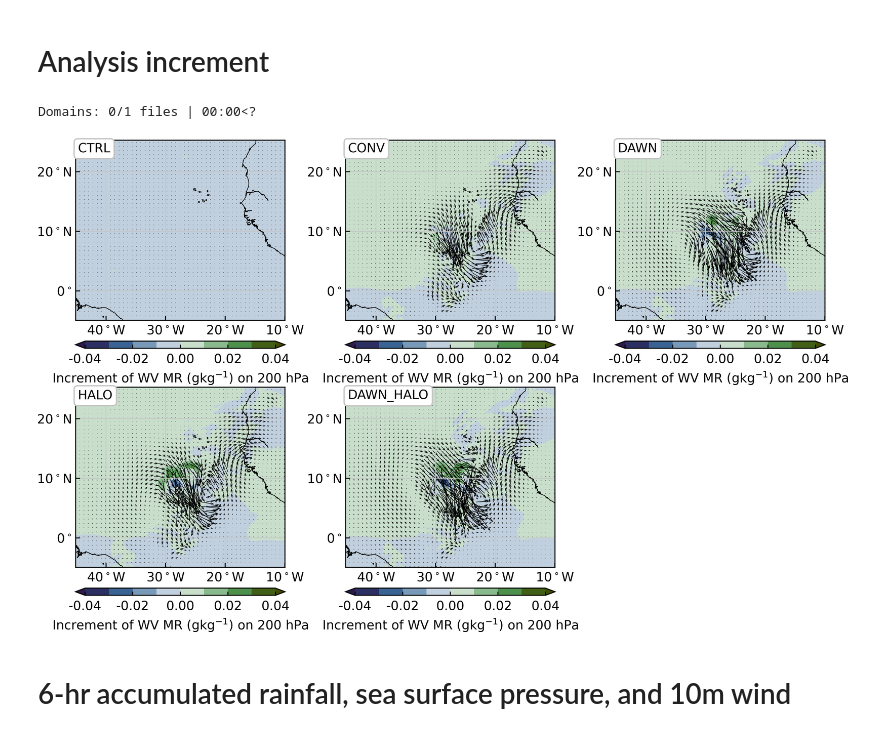
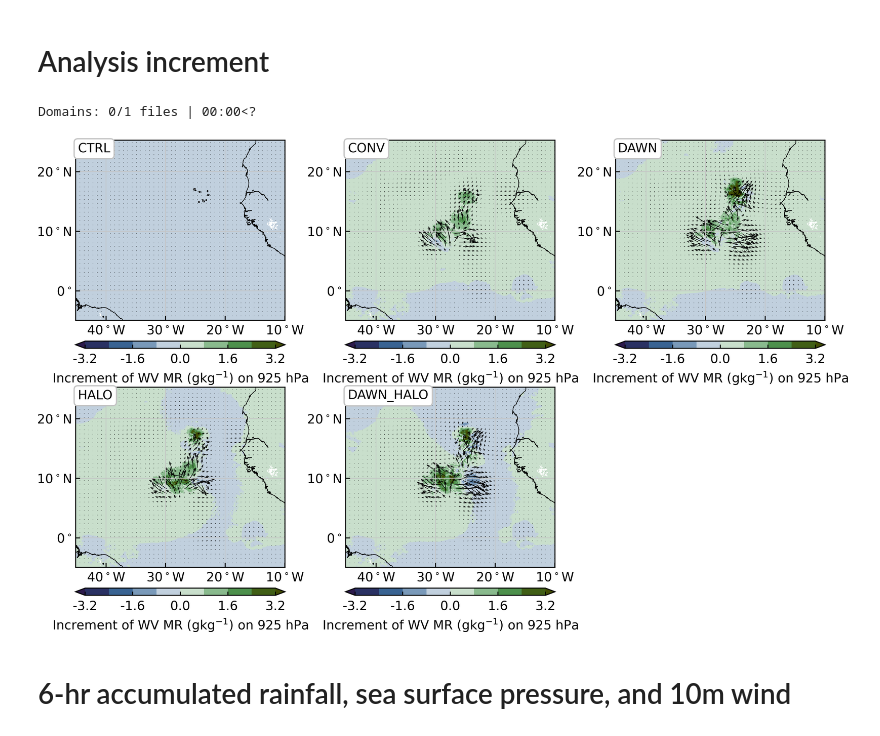
Before and after one commit to RoyCaitSith/climetlab-my-plugin, a Jupyter notebook: notebooks/wrf_weather_map.ipynb, the cells around one changed output. Saved outputs shown, nothing was run; the diff lists cells and outputs as text; code cells hidden in the pictures.

```diff
--- a/notebooks/wrf_weather_map.ipynb
+++ b/notebooks/wrf_weather_map.ipynb
@@ -3,23 +3,23 @@
 # %%
 from wrf_weather_map import draw_weather_map_6h
 
 n_exp_names = 5
 data_library_names = ['cpex']*n_exp_names
 dir_cases = ['/08_CPEX/01_CV_RF07_AEW06_IAN']*n_exp_names
 case_names = ['Ian']*n_exp_names
 exp_names = ['CTRL', 'CONV', 'DAWN', 'HALO', 'DAWN_HALO']
 
 draw_weather_map_6h(data_library_names=data_library_names,
                     dir_cases=dir_cases,
                     case_names=case_names,
                     exp_names=exp_names,
-                    contourf_var='q_inc', contourf_var_level=200,
-                    contour_var='null', contour_var_level=200,
-                    quiver_vars=['u_inc', 'v_inc'], quiver_var_level=200, quiver_var_space=20,
+                    contourf_var='q_inc', contourf_var_level=925,
+                    contour_var='null', contour_var_level=925,
+                    quiver_vars=['u_inc', 'v_inc'], quiver_var_level=925, quiver_var_space=20,
                     domains=['d02'], da_cycle=4, var_time=20220916180000)
 # %% [output]
 Domains: 0/1 files | 00:00<?
-[figure, old version]
+[figure, new version]
 # %% [markdown]
 # 6-hr accumulated rainfall, sea surface pressure, and 10m wind
 # %%
```
Also changed, not shown: 1 other file.
